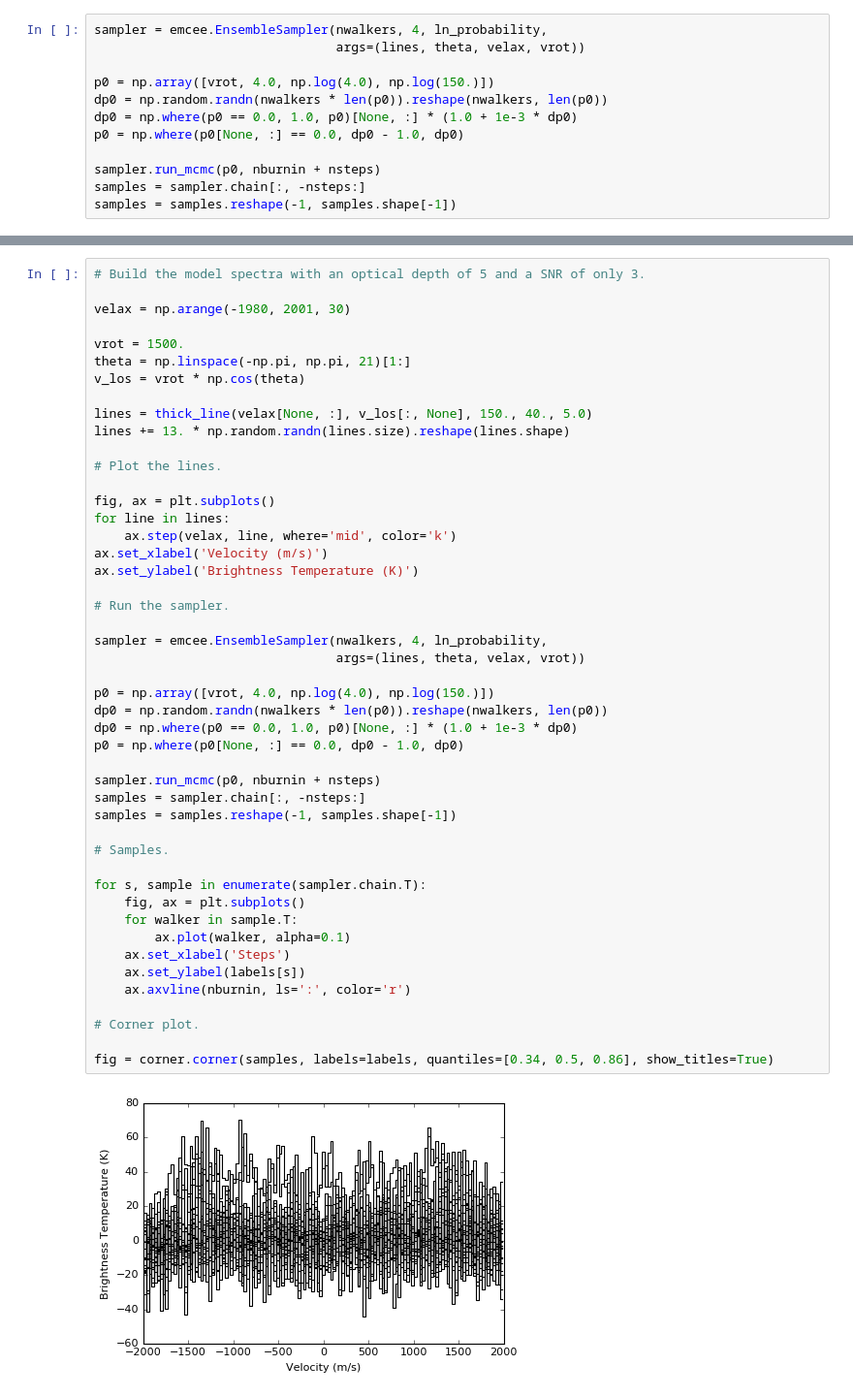
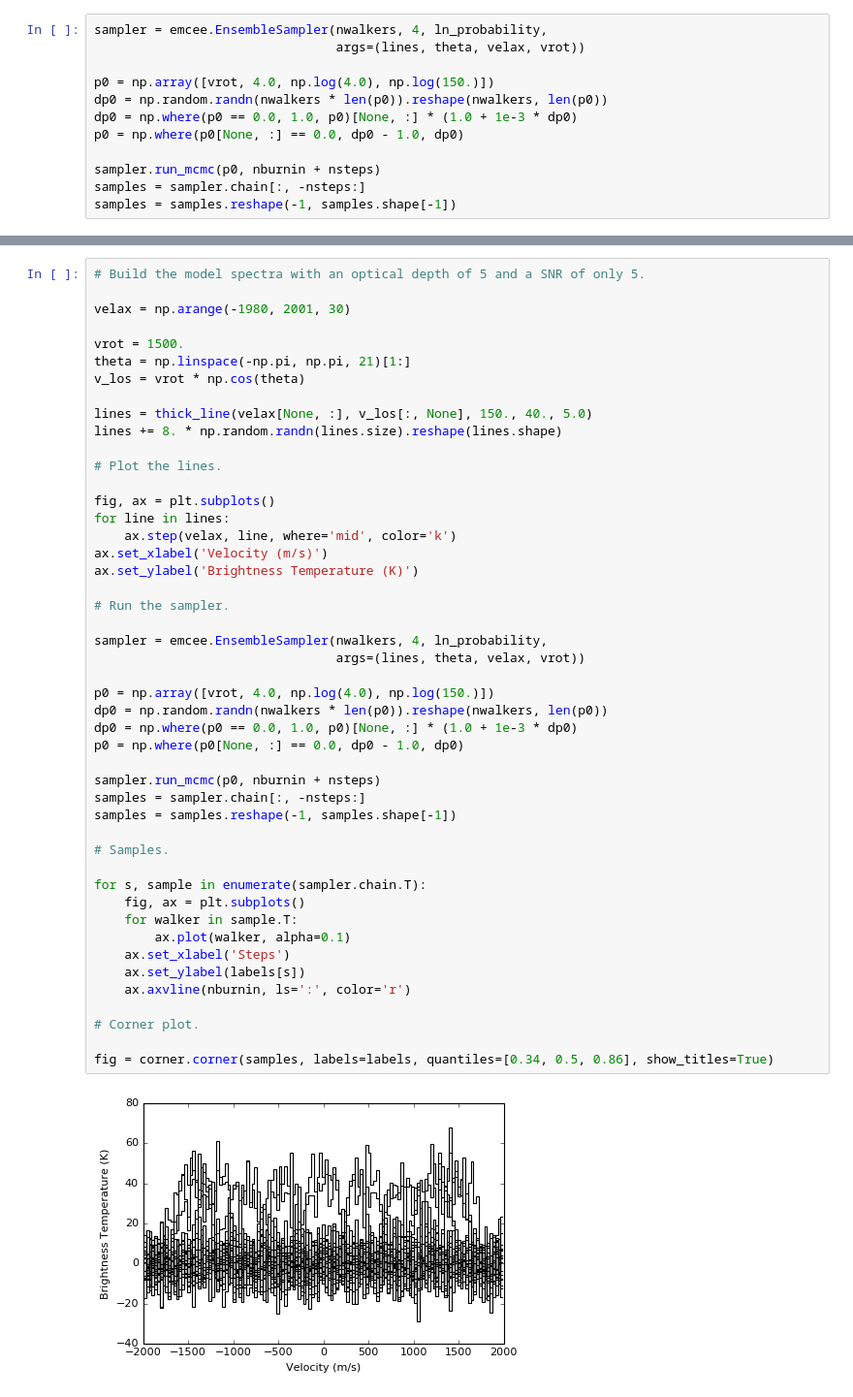
Before and after one commit to richteague/eddy, a Jupyter notebook: Examples/Examples - II.ipynb, the cells around one changed output, grey strips where cells are left out. Shown at 97% size. Saved outputs shown, nothing was run; the diff lists cells and outputs as text.

```diff
--- a/Examples/Examples - II.ipynb
+++ b/Examples/Examples - II.ipynb
@@ -236,5 +236,5 @@ fig = corner.corner(samples, labels=labels, quantiles=[0.34, 0.5, 0.86], show_ti
 # %%
-# Build the model spectra with an optical depth of 5 and a SNR of only 3.
+# Build the model spectra with an optical depth of 5 and a SNR of only 5.
 
 velax = np.arange(-1980, 2001, 30)
 
@@ -243,7 +243,7 @@ theta = np.linspace(-np.pi, np.pi, 21)[1:]
 v_los = vrot * np.cos(theta)
 
 lines = thick_line(velax[None, :], v_los[:, None], 150., 40., 5.0)
-lines += 13. * np.random.randn(lines.size).reshape(lines.shape)
+lines += 8. * np.random.randn(lines.size).reshape(lines.shape)
 
 # Plot the lines.
 
@@ -254,31 +254,31 @@ ax.set_xlabel('Velocity (m/s)')
 ax.set_ylabel('Brightness Temperature (K)')
 
 # Run the sampler.
 
 sampler = emcee.EnsembleSampler(nwalkers, 4, ln_probability,
                                 args=(lines, theta, velax, vrot))
 
 p0 = np.array([vrot, 4.0, np.log(4.0), np.log(150.)])
 dp0 = np.random.randn(nwalkers * len(p0)).reshape(nwalkers, len(p0))
 dp0 = np.where(p0 == 0.0, 1.0, p0)[None, :] * (1.0 + 1e-3 * dp0)
 p0 = np.where(p0[None, :] == 0.0, dp0 - 1.0, dp0)
 
 sampler.run_mcmc(p0, nburnin + nsteps)
 samples = sampler.chain[:, -nsteps:]
 samples = samples.reshape(-1, samples.shape[-1])
 
 # Samples.
 
 for s, sample in enumerate(sampler.chain.T):
     fig, ax = plt.subplots()
     for walker in sample.T:
         ax.plot(walker, alpha=0.1)
     ax.set_xlabel('Steps')
     ax.set_ylabel(labels[s])
     ax.axvline(nburnin, ls=':', color='r')
 
 # Corner plot.
 
 fig = corner.corner(samples, labels=labels, quantiles=[0.34, 0.5, 0.86], show_titles=True)
 # %% [output]
-[figure, old version]
+[figure, new version]
```
Also changed, not shown: parts of 4 cells of this notebook, 3 other files.
